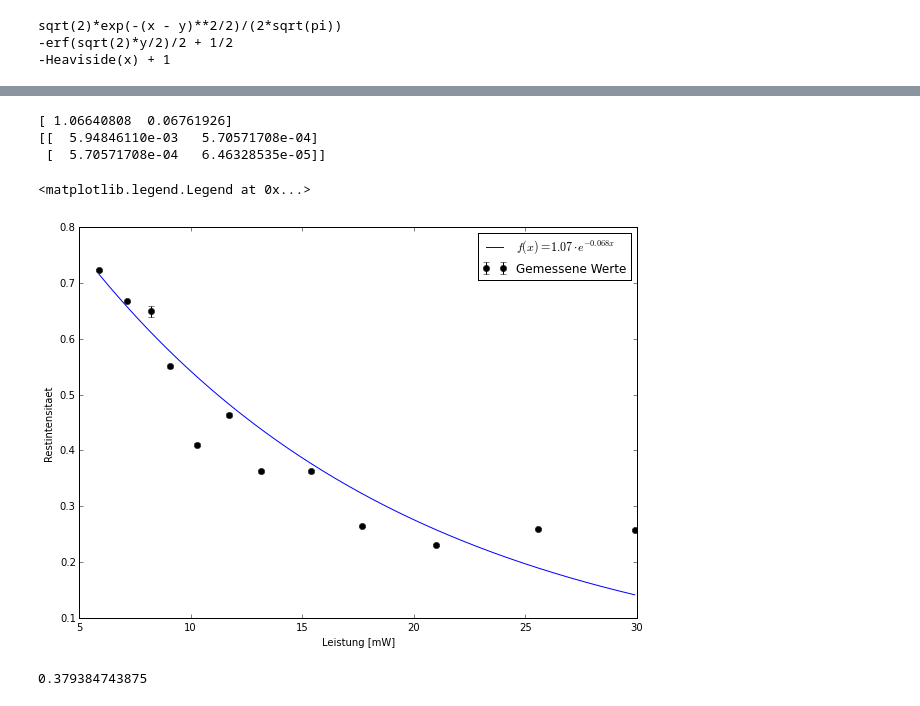
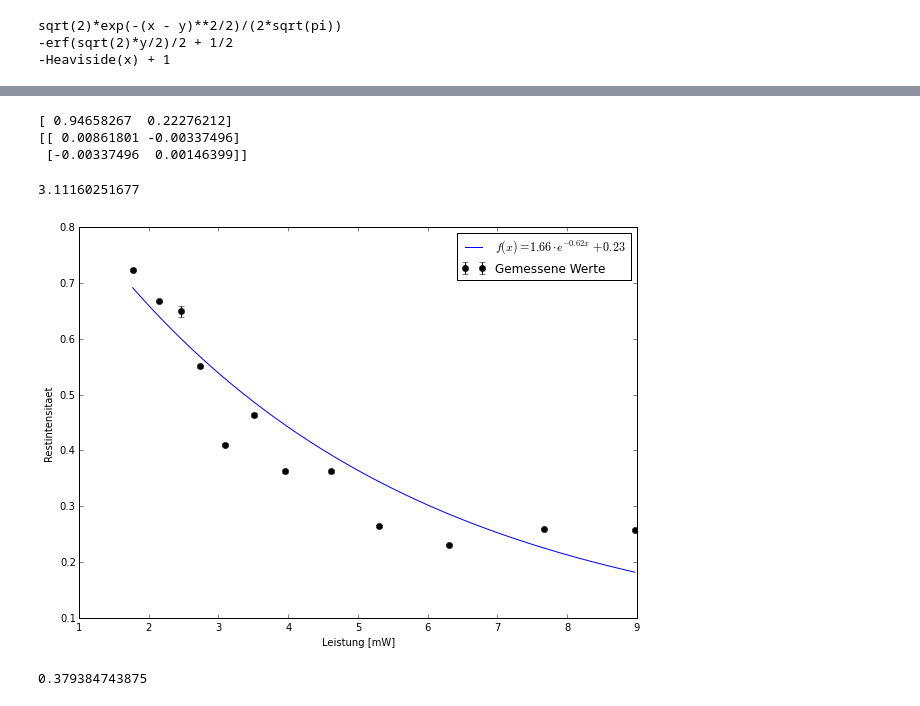
Before and after one commit to pmarszal/Protokolle, a Jupyter notebook: sted/plots/step_convolution.ipynb, the cells around one changed output, grey strips where cells are left out. Drawn from its saved outputs; the diff is of its cells as text; code cells hidden in the pictures.

Commit message:
Kleine Verbesserungen an den Plots, bilder werden nun ausgegeben

```diff
--- a/sted/plots/step_convolution.ipynb
+++ b/sted/plots/step_convolution.ipynb
@@ -320,9 +328,10 @@ ax.legend()
 # %%
 x = read_data('/home/winz3r/Documents/Protokolle/sted/sted_measurements/depletion.txt').astype(float)
+x[:,0]= 0.3*x[:,0]
 # %%
 def fx(x, A,k):
-    return A*np.exp(-k*x)
-#fx = np.vectorize(fx)
+    return A*np.exp(-k*x)+1.-A
+#fx = np.vectorize(fx)^
 # %%
 params,co = curve_fit(fx, x[:,0],x[:,1], sigma = x[:,2])
 print params
@@ -333,21 +342,23 @@ for i in np.linspace(np.min(x[:,0]),np.max(x[:,0]), 1000):
 y_fx=np.array(y_fx)
 I_satt = params[1]
 # %% [output]
-[ 1.06640808  0.06761926]
-[[  5.94846110e-03   5.70571708e-04]
- [  5.70571708e-04   6.46328535e-05]]
+[ 0.94658267  0.22276212]
+[[ 0.00861801 -0.00337496]
+ [-0.00337496  0.00146399]]
 # %%
 fig = plt.figure(figsize=(10,7))
 ax = fig.add_subplot(111)
 ax.set_xlabel('Leistung [mW]')
 ax.set_ylabel('Restintensitaet')
 
 ax.errorbar(x[:,0],x[:,1], yerr=x[:,2], fmt='o', color = 'black', label = 'Gemessene Werte')
-ax.plot(np.linspace(np.min(x[:,0]),np.max(x[:,0]),1000), y_fx, label='$f(x) = 1.07\cdot e^{-0.068x}$')
+ax.plot(np.linspace(np.min(x[:,0]),np.max(x[:,0]),1000), y_fx, label='$f(x) = 1.66\cdot e^{-0.62x}+0.23$')
 plt.legend()
+fig.savefig('depletion.pdf')
+print np.log(params[0]/(params[0]-0.5*params[0]))/params[1]#, -np.log(1./2.- params[2]/params[0])/params[1]**2 * co[1,1]
 # %% [output]
-<matplotlib.legend.Legend at 0x...>
+3.11160251677
-[figure, old version]
+[figure, new version]
 # %%
 x = read_data('/home/winz3r/Documents/Protokolle/sted/sted_measurements/sted_min_max.txt')
 # %%
```
Also changed, not shown: parts of 3 cells of this notebook, 9 other files.
